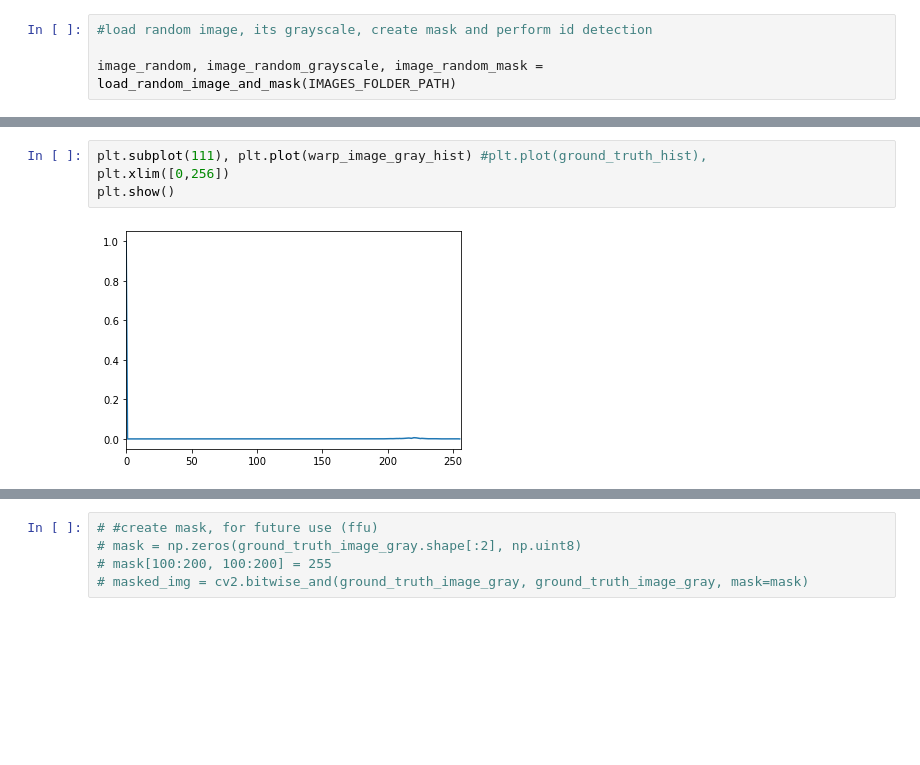
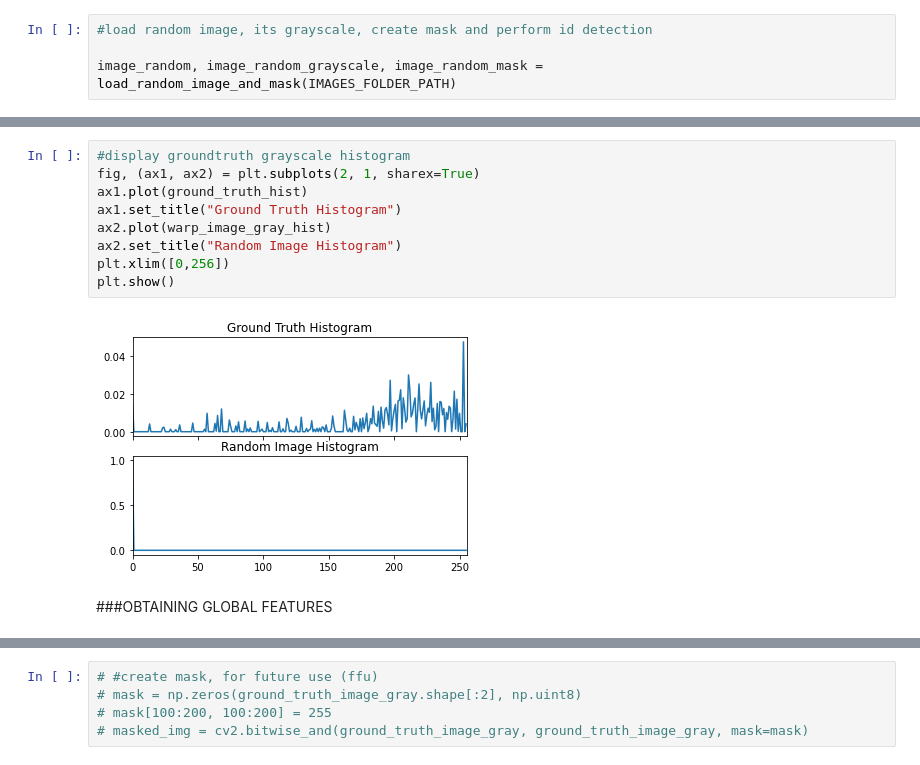
Before and after one commit to fataleror/id_verification, a Jupyter notebook: image_segmentation_licna_karta_v1.0_git.ipynb, the cells around one changed output, grey strips where cells are left out. Drawn from its saved outputs; the diff is of its cells as text; blank space fills up the shorter version.

Commit message:
Global Feeatures finished

```diff
--- a/image_segmentation_licna_karta_v1.0_git.ipynb
+++ b/image_segmentation_licna_karta_v1.0_git.ipynb
@@ -760,6 +825,13 @@ warp_image_gray_hist = min_max_histogram_scaling(warp_image_gray)
-# %%
-plt.subplot(111), plt.plot(warp_image_gray_hist) #plt.plot(ground_truth_hist),
-plt.xlim([0,256])
-plt.show()
-# %% [output]
-[figure, removed]
+# %%
+#display groundtruth grayscale histogram
+fig, (ax1, ax2) = plt.subplots(2, 1, sharex=True)
+ax1.plot(ground_truth_hist)
+ax1.set_title("Ground Truth Histogram")
+ax2.plot(warp_image_gray_hist)
+ax2.set_title("Random Image Histogram")
+plt.xlim([0,256])
+plt.show()
+# %% [output]
+[figure, added]
+# %% [markdown]
+###OBTAINING GLOBAL FEATURES
```
Also changed, not shown: parts of 15 cells of this notebook.
